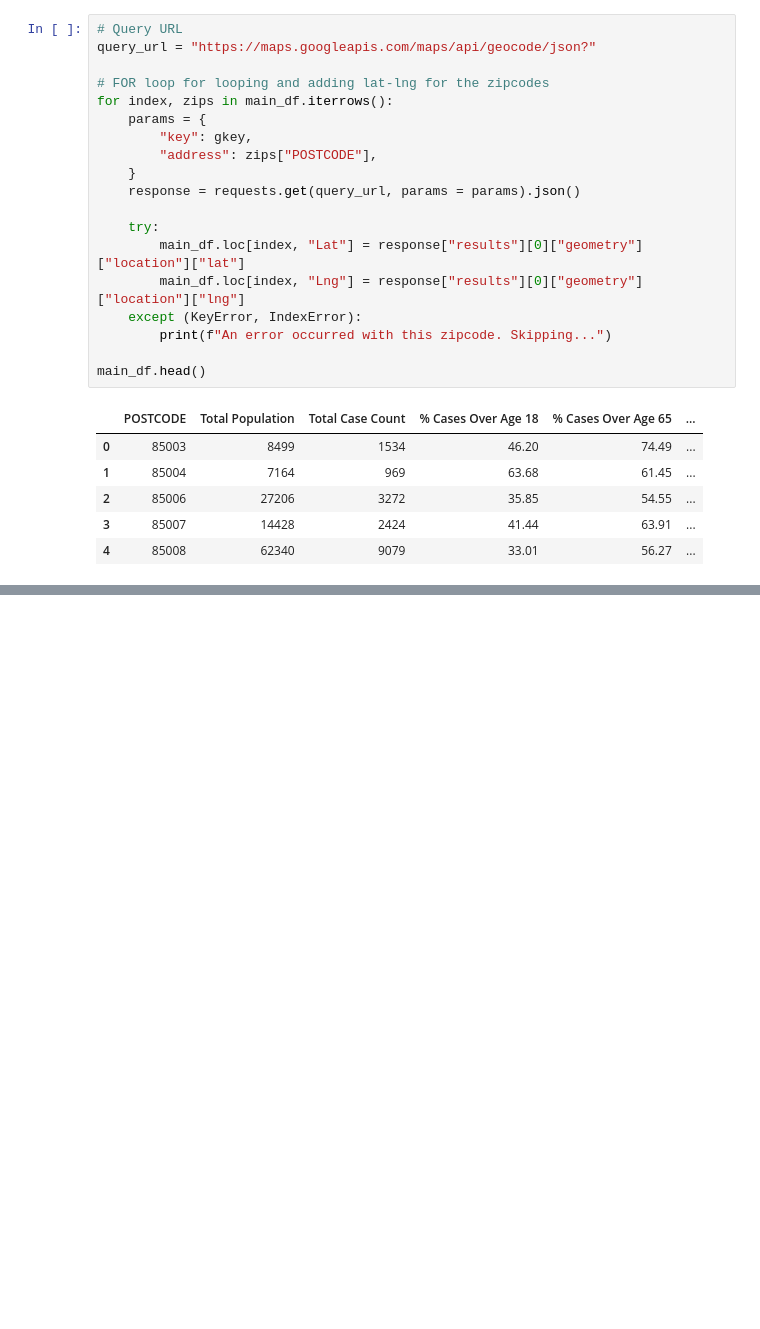
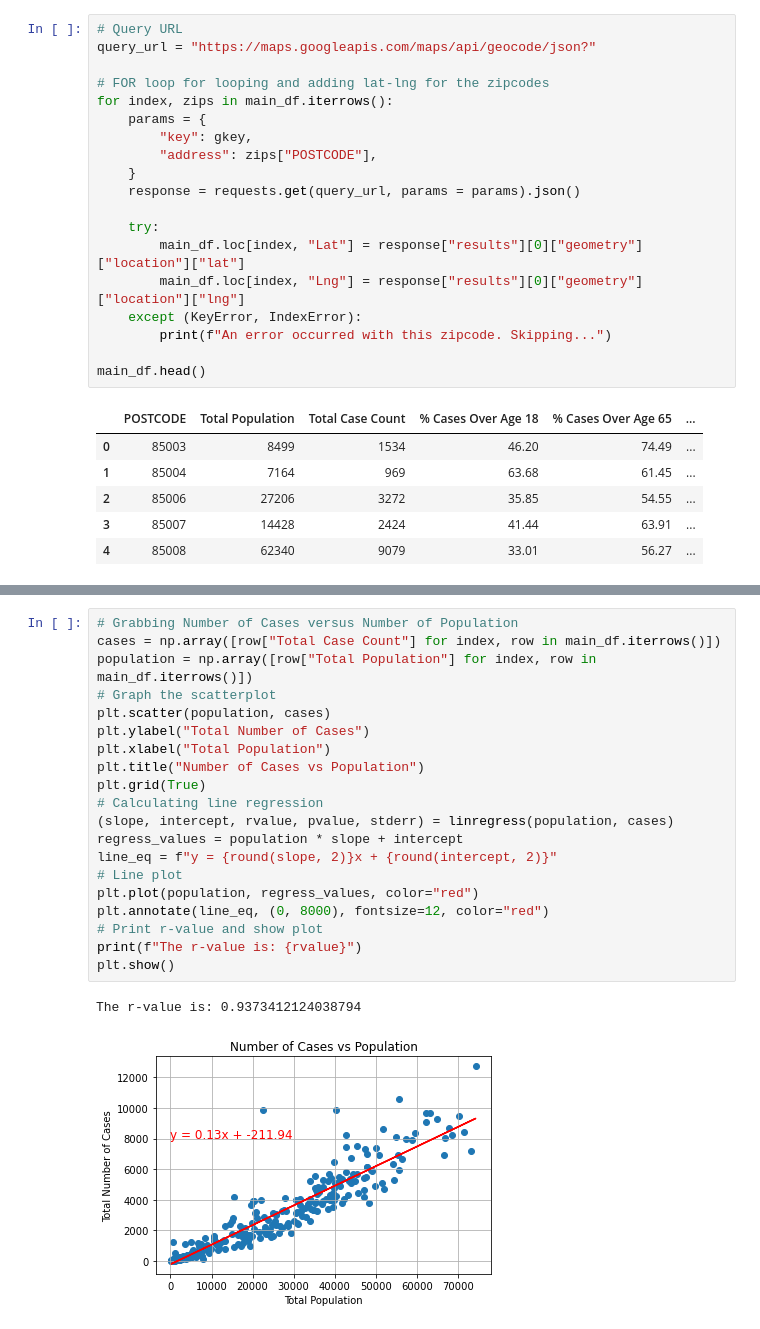
Before and after one commit to ashparra97/project1-collab, a Jupyter notebook: Vaccine_Data_Jason.ipynb, the cells around one changed output, grey strips where cells are left out. Drawn from its saved outputs; the diff is of its cells as text; blank space fills up the shorter version.

Commit message:
Completes basic graphs and heatmap.

```diff
--- a/Vaccine_Data_Jason.ipynb
+++ b/Vaccine_Data_Jason.ipynb
@@ -107,0 +105,23 @@ for i in range(len(main_df.index)):
+# %%
+# Grabbing Number of Cases versus Number of Population
+cases = np.array([row["Total Case Count"] for index, row in main_df.iterrows()])
+population = np.array([row["Total Population"] for index, row in main_df.iterrows()])
+# Graph the scatterplot
+plt.scatter(population, cases)
+plt.ylabel("Total Number of Cases")
+plt.xlabel("Total Population")
+plt.title("Number of Cases vs Population")
+plt.grid(True)
+# Calculating line regression
+(slope, intercept, rvalue, pvalue, stderr) = linregress(population, cases)
+regress_values = population * slope + intercept
+line_eq = f"y = {round(slope, 2)}x + {round(intercept, 2)}"
+# Line plot
+plt.plot(population, regress_values, color="red")
+plt.annotate(line_eq, (0, 8000), fontsize=12, color="red")
+# Print r-value and show plot
+print(f"The r-value is: {rvalue}")
+plt.show()
+# %% [output]
+The r-value is: 0.9373412124038794
+[figure, added]
```
Also changed, not shown: parts of 7 cells of this notebook.
